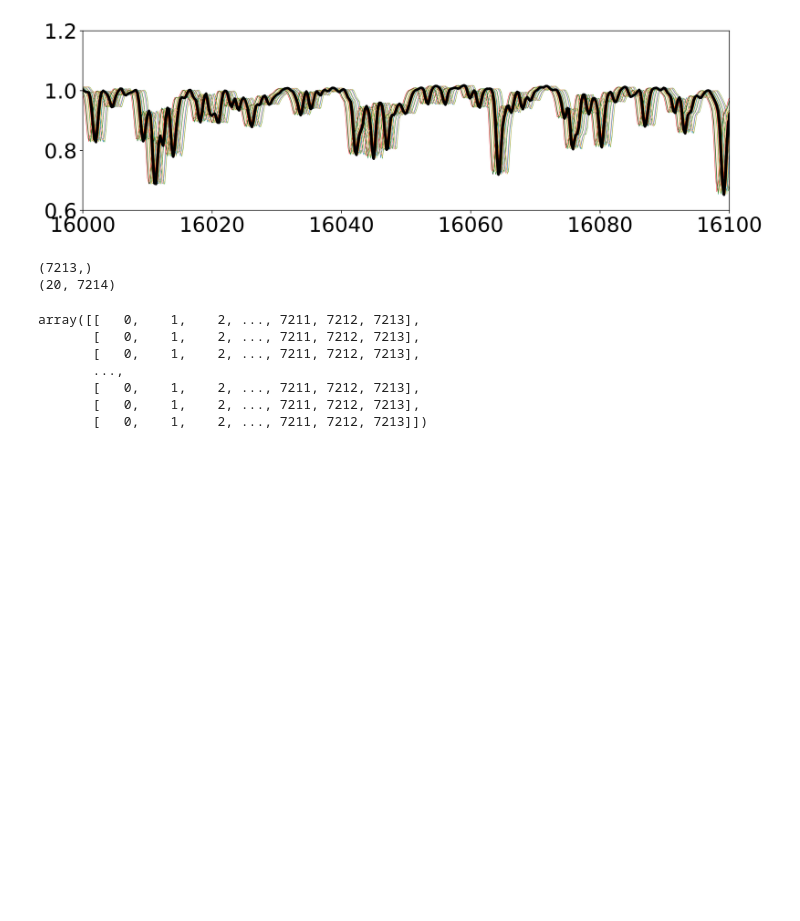
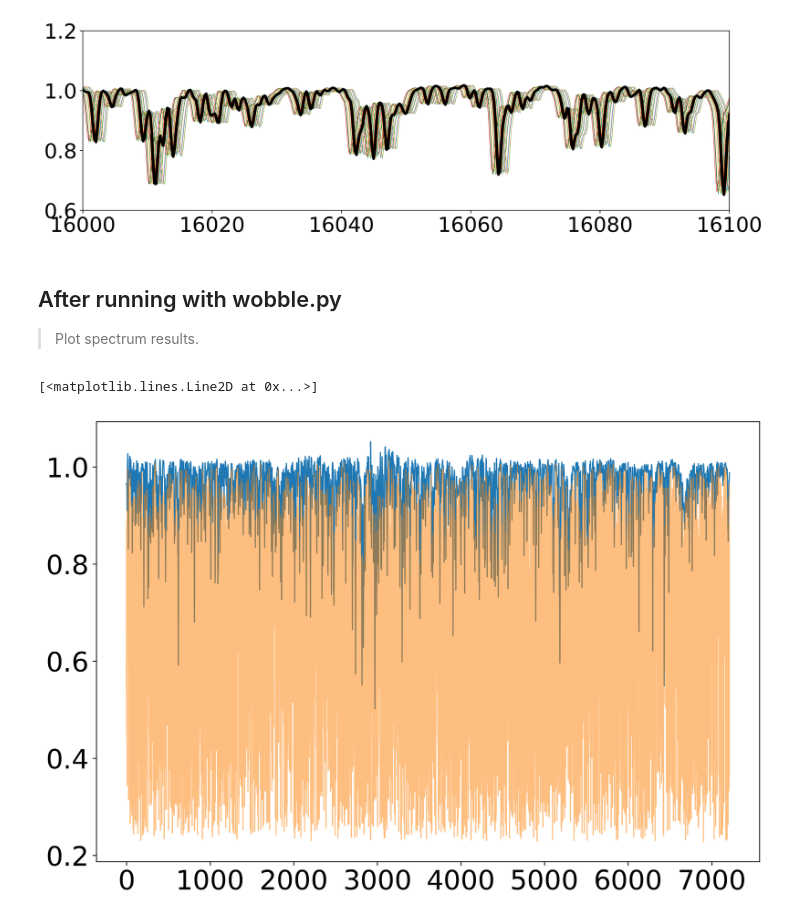
Before and after one commit to tingyuansen/Wobble_NN, a Jupyter notebook: Wobble_NN.ipynb, the cells around one changed output. Drawn from its saved outputs; the diff is of its cells as text; code cells hidden in the pictures; blank space fills up the shorter version.

```diff
--- a/Wobble_NN.ipynb
+++ b/Wobble_NN.ipynb
@@ -303,21 +303,26 @@ plt.ylim(0.6, 1.2)
 # %% [output]
 (30, 7214)
 [figure]
-# %%
-temp = np.load("../search_sorted_test.npz")
-wave_1 = temp["wave_1"]
-print(wave_1.shape)
-wave_2 = temp["wave_2"]
-print(wave_2.shape)
-
-np.searchsorted(wave_1,wave_2)
-# %% [output]
-(7213,)
-(20, 7214)
-array([[   0,    1,    2, ..., 7211, 7212, 7213],
-       [   0,    1,    2, ..., 7211, 7212, 7213],
-       [   0,    1,    2, ..., 7211, 7212, 7213],
-       ...,
-       [   0,    1,    2, ..., 7211, 7212, 7213],
-       [   0,    1,    2, ..., 7211, 7212, 7213],
-       [   0,    1,    2, ..., 7211, 7212, 7213]])
+# %% [markdown]
+## After running with wobble.py
+
+> Plot spectrum results.
+# %%
+# restore training set
+temp = np.load("fitting_spectra.npz")
+spec_shifted = temp["spec_shifted"]
+RV_array = temp["RV_array"]
+spectra_rest = temp["spectra_rest"]
+wavelength = temp["wavelength"]
+
+# restore results
+temp = np.load("../results.npz")
+spec_shifted_recovered = temp["spec_shifted_recovered"]
+rest_spec_recovered = temp["rest_spec_recovered"]
+rv_recovered = temp["rv_recovered"]
+# %%
+plt.plot(spectra_rest)
+plt.plot(rest_spec_recovered, alpha=0.5)
+# %% [output]
+[<matplotlib.lines.Line2D at 0x...>]
+[figure, added]
```
Also changed, not shown: 1 other file.
